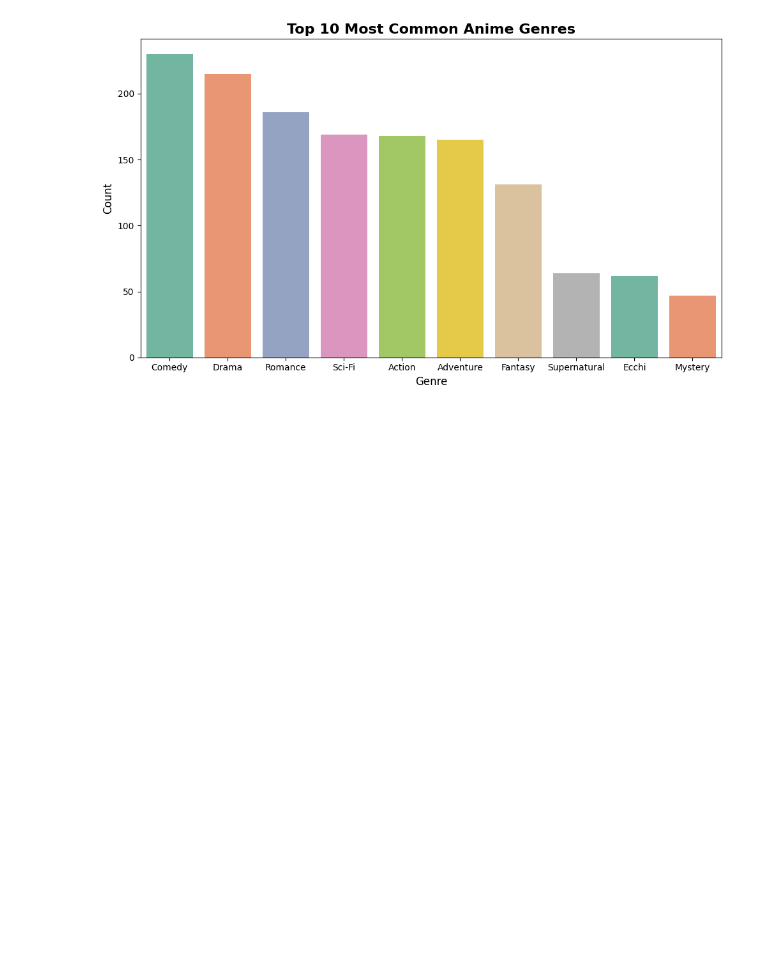
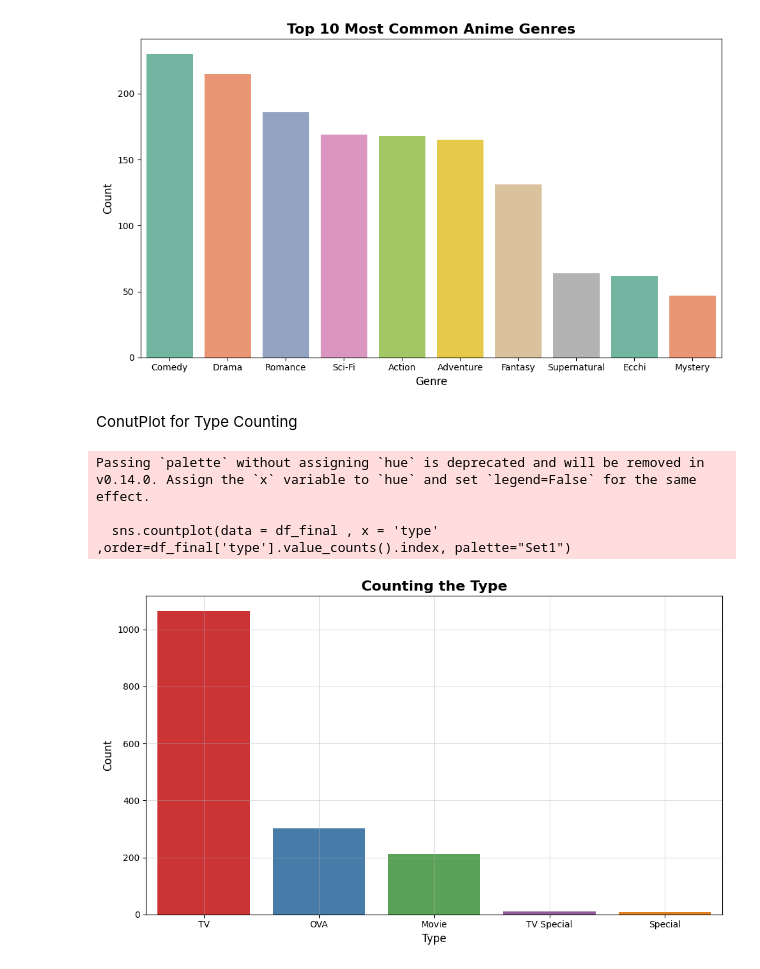
Before and after one commit to Ramcharan-AIML/anime-data-engineering-project, a Jupyter notebook: Anime_Industry_Analysis.ipynb, the cells around one changed output. Drawn from its saved outputs; the diff is of its cells as text; code cells hidden in the pictures; blank space fills up the shorter version.

Commit message:
completed the insights in countplot

```diff
--- a/Anime_Industry_Analysis.ipynb
+++ b/Anime_Industry_Analysis.ipynb
@@ -529,3 +531,37 @@ Passing `palette` without assigning `hue` is deprecated and will be removed in v
 
   sns.barplot( x = top_10_genres.index , y= top_10_genres.values , palette='Set2')
 [figure]
+# %% [markdown]
+ConutPlot for Type Counting
+# %%
+plt.figure(figsize=(10,6))
+
+sns.countplot(data = df_final , x = 'type' ,order=df_final['type'].value_counts().index, palette="Set1")
+
+plt.title('Counting the Type',
+          fontsize=16, fontweight='bold')
+
+plt.xlabel('Type', fontsize=12)
+plt.ylabel('Count', fontsize=12)
+plt.grid(True, alpha=0.4)
+
+plt.tight_layout()
+plt.show()
+
+
+# INSIGHTS
+
+# INSIGHT - 1
+# Tv has the 1100 above in count , which is impressable record in Type column.Tv shows holding the most production count because people like child and adults are putting more interest in the tv shows section. So the where the demand is high , there the production is more (Demand = Production) we need to more focus on the demand side. Then we need increase the Tv shows to get more viewership and we can make business thing from there
+
+# INSIGHT - 2
+# ova and movies are next thing we need to observe , ova(300 appx) is holding the second position in count with separating the movies(220 appx) with approx 70values , this is a difference in these two.I think people like child and adults mindset are not same right , so may be adults like movies and child like ova this is the reaosn behind the difference in movies and ov. mindsets are not same of child and adults  we need to look into this like child mindset != adults mindset likely not exactly. then we need to license to make the ova and movies equalize and it make bussiness
+# out of the box (chart) - if we make most popular anime which is more people awaiting for that, if we make a movie on that it will give the more profit by collections of the movie
+
+# INSIGHT - 3
+# tv special and special is holding the least count 20 approx , I think people like child and adults are not interested in this type due to type or content or streaming mins kind of issues , so this thing is not considerable thing to make , because the very less viewership there is lot of losses making, then we need to may be leave this type due to low viewership instead of this we need to put more on the movies and ova to equalize or increase those type and make more profits on that
+# %% [output]
+Passing `palette` without assigning `hue` is deprecated and will be removed in v0.14.0. Assign the `x` variable to `hue` and set `legend=False` for the same effect.
+
+  sns.countplot(data = df_final , x = 'type' ,order=df_final['type'].value_counts().index, palette="Set1")
+[figure, added]
```
Also changed, not shown: parts of 1 cell of this notebook.
